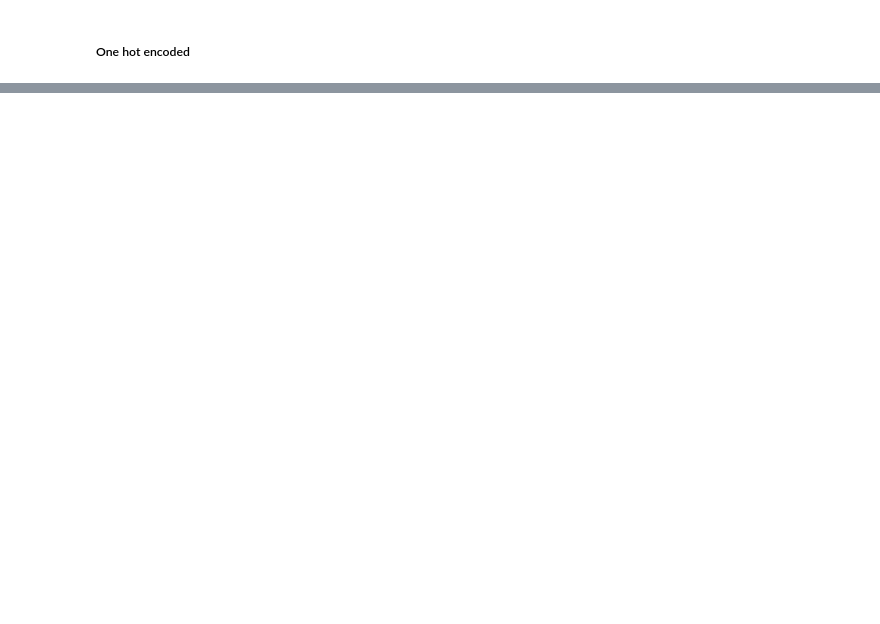
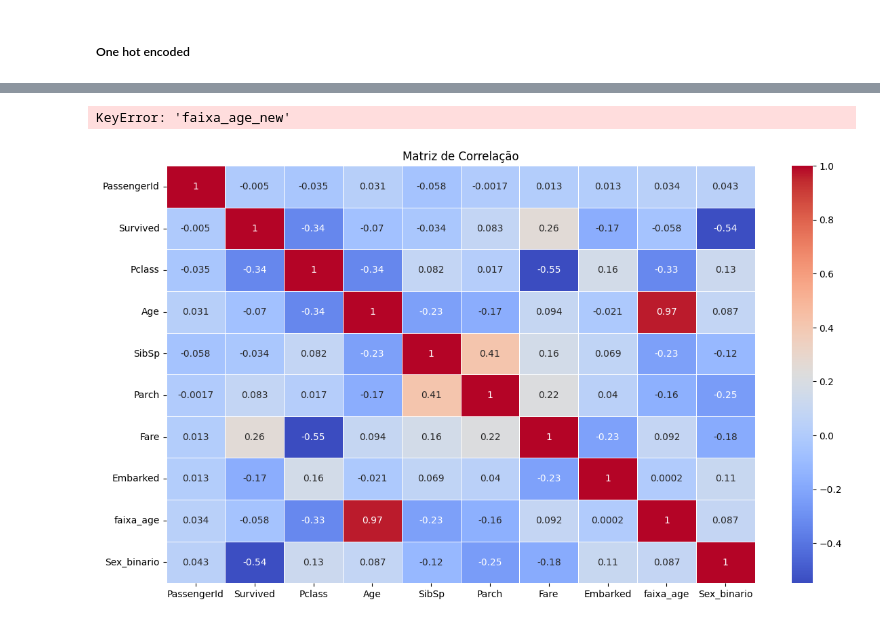
Before and after one commit to maylonleoncio/titanic, a Jupyter notebook: titanic_analysis.ipynb, the cells around one changed output, grey strips where cells are left out. Drawn from its saved outputs; the diff is of its cells as text; code cells hidden in the pictures; blank space fills up the shorter version.

```diff
--- a/titanic_analysis.ipynb
+++ b/titanic_analysis.ipynb
@@ -396,5 +409,6 @@ train['faixa_age'] =  pd.cut(train['Age'], bins=[0, 18, 20, 30, 40, 50, 60, 70,
 ##### One hot encoded
 # %%
 train['Sex'] = train['Sex'].astype('category')
+train['Embarked'] = train['Embarked'].astype('category')
 train['faixa_age'] = train['faixa_age'].astype('category')
 train.info()
@@ -411,3 +444,12 @@ enc_data = pd.DataFrame(enc.fit_transform(train[['Sex_new', 'faixa_age_new']]).t
 
 # Merge with main
 train = train.join(enc_data)
+# %%
+# LabelEncoder
+train['Sex'] = train['Sex'].astype('category')
+train['faixa_age'] = train['faixa_age'].astype('category')
+# PARA CRIAR UMA NOVA COLUNA SEXO
+label_encoder = LabelEncoder()
+train['Sex_binario'] = label_encoder.fit_transform(train['Sex'])
+train['Embarked'] = label_encoder.fit_transform(train['Embarked'])
+train
@@ -415,6 +471,8 @@ train = train.join(enc_data)
 train.iloc[:, :13]
 # %%
 train['faixa_age_new'].unique()
+# %% [output]
+KeyError: 'faixa_age_new'
 # %%
 test = test.fillna(test['Age'].mean())
 one_hot_encoded_data_test = pd.get_dummies(test, columns = ['Sex'], dtype='int')
@@ -426,9 +484,11 @@ one_hot_encoded_data_test
 # %%
 one_hot_encoded_data_test.isnull().sum()
 # %%
-matrix_corr = one_hot_encoded_data.drop(columns=['Cabin', 'Embarked']).corr()
+matrix_corr = train.drop(columns=['Sex']).corr()
 
 plt.figure(figsize=(14, 8))
 sns.heatmap(matrix_corr, annot=True, cmap='coolwarm', linewidths=0.5)
 plt.title('Matriz de Correlação')
 plt.show()
+# %% [output]
+[figure, added]
```
Also changed, not shown: parts of 31 cells of this notebook, 2 other files.
